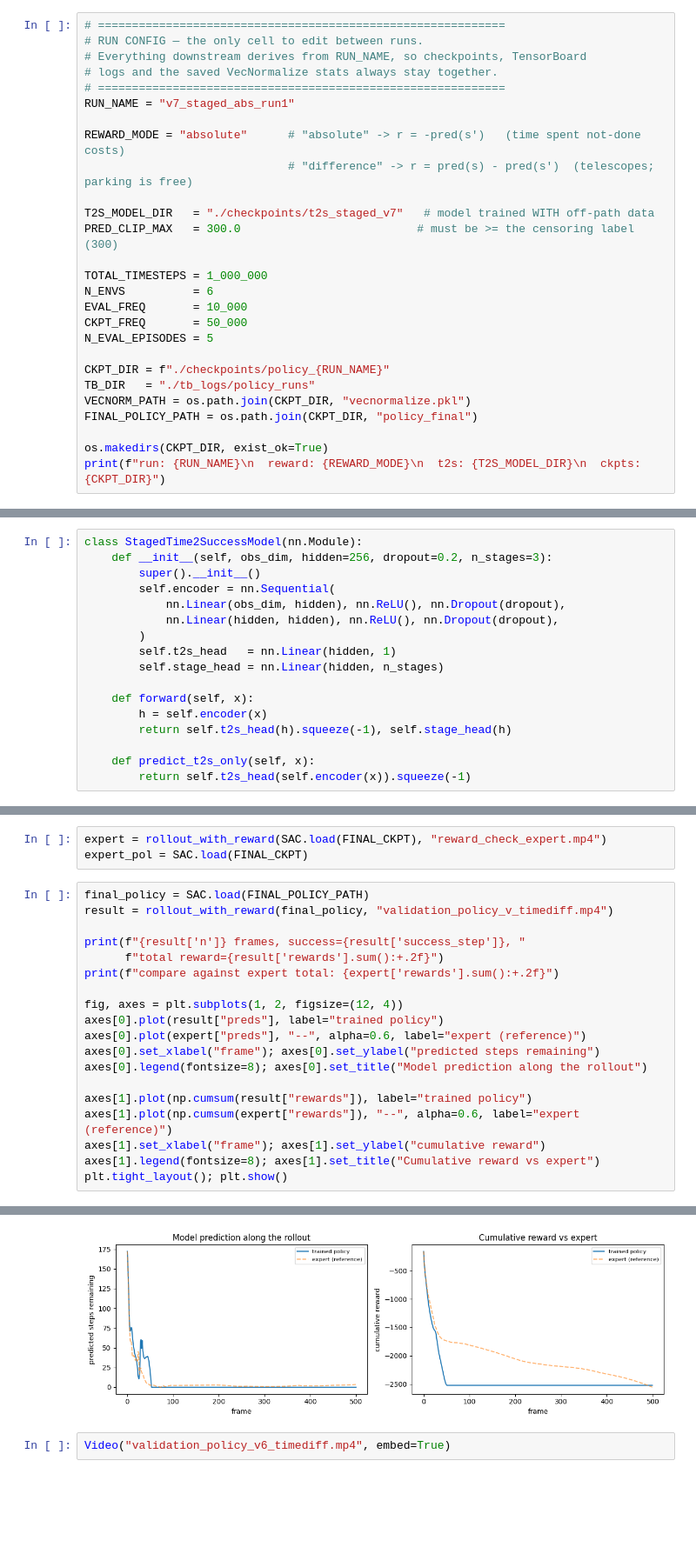
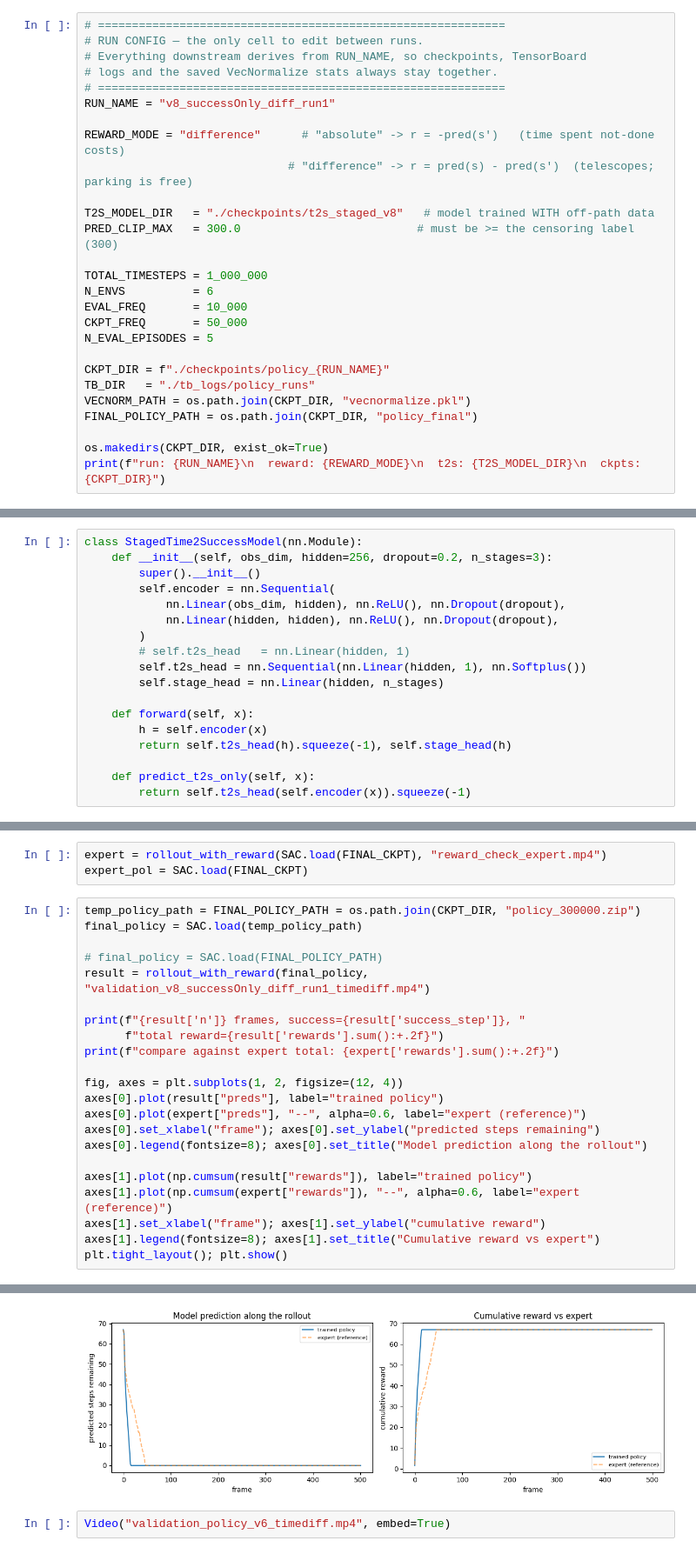
Before and after one commit to Allen-ENGI/peg_insertion, a Jupyter notebook: 3_train_policy_v7.ipynb, the cells around one changed output, grey strips where cells are left out. Shown at 87% size. Drawn from its saved outputs; the diff is of its cells as text; blank space fills up the shorter version.

Commit message:
save the stage 1 training to folder and try to compare fdiferneet value equation

```diff
--- a/3_train_policy_v7.ipynb
+++ b/3_train_policy_v7.ipynb
@@ -64,12 +64,12 @@ device: cpu
 # Everything downstream derives from RUN_NAME, so checkpoints, TensorBoard
 # logs and the saved VecNormalize stats always stay together.
 # ============================================================
-RUN_NAME = "v7_staged_abs_run1"
+RUN_NAME = "v8_successOnly_diff_run1"
 
-REWARD_MODE = "absolute"      # "absolute" -> r = -pred(s')   (time spent not-done costs)
+REWARD_MODE = "difference"      # "absolute" -> r = -pred(s')   (time spent not-done costs)
                               # "difference" -> r = pred(s) - pred(s')  (telescopes; parking is free)
 
-T2S_MODEL_DIR   = "./checkpoints/t2s_staged_v7"   # model trained WITH off-path data
+T2S_MODEL_DIR   = "./checkpoints/t2s_staged_v8"   # model trained WITH off-path data
 PRED_CLIP_MAX   = 300.0                          # must be >= the censoring label (300)
 
 TOTAL_TIMESTEPS = 1_000_000
@@ -102,7 +102,8 @@ class StagedTime2SuccessModel(nn.Module):
             nn.Linear(obs_dim, hidden), nn.ReLU(), nn.Dropout(dropout),
             nn.Linear(hidden, hidden), nn.ReLU(), nn.Dropout(dropout),
         )
-        self.t2s_head   = nn.Linear(hidden, 1)
+        # self.t2s_head   = nn.Linear(hidden, 1)
+        self.t2s_head = nn.Sequential(nn.Linear(hidden, 1), nn.Softplus())
         self.stage_head = nn.Linear(hidden, n_stages)
 
     def forward(self, x):
@@ -528,8 +530,11 @@ final: 0.00 | best: 0.00 at step 10002
 expert = rollout_with_reward(SAC.load(FINAL_CKPT), "reward_check_expert.mp4")
 expert_pol = SAC.load(FINAL_CKPT)
 # %%
-final_policy = SAC.load(FINAL_POLICY_PATH)
-result = rollout_with_reward(final_policy, "validation_policy_v_timediff.mp4")
+temp_policy_path = FINAL_POLICY_PATH = os.path.join(CKPT_DIR, "policy_300000.zip")
+final_policy = SAC.load(temp_policy_path)
+
+# final_policy = SAC.load(FINAL_POLICY_PATH)
+result = rollout_with_reward(final_policy, "validation_v8_successOnly_diff_run1_timediff.mp4")
 
 print(f"{result['n']} frames, success={result['success_step']}, "
       f"total reward={result['rewards'].sum():+.2f}")
@@ -552,4 +557,4 @@ compare against expert total: -2554.09
-[figure, old version]
+[figure, new version]
 # %%
 Video("validation_policy_v6_timediff.mp4", embed=True)
 # %% [markdown]
```
Also changed, not shown: parts of 14 cells of this notebook, 3 other files.
